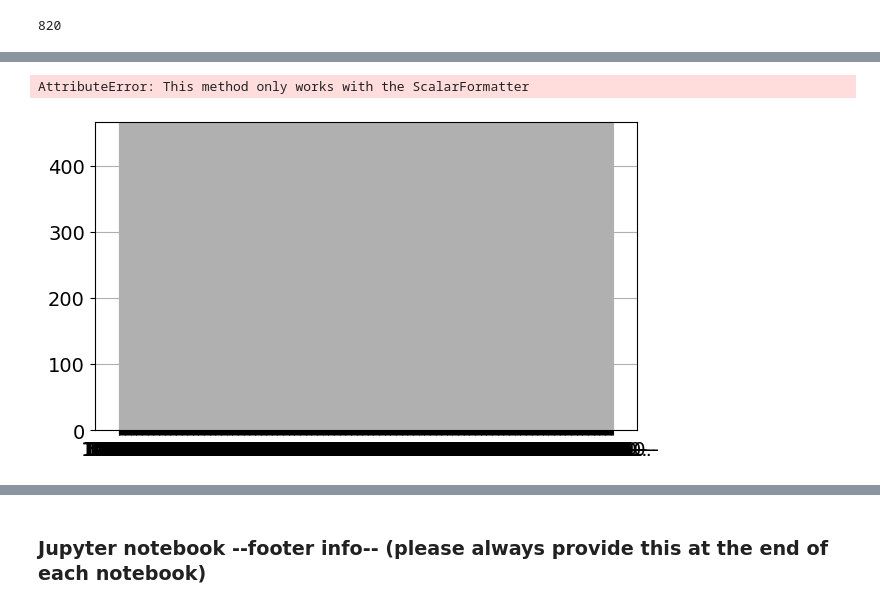
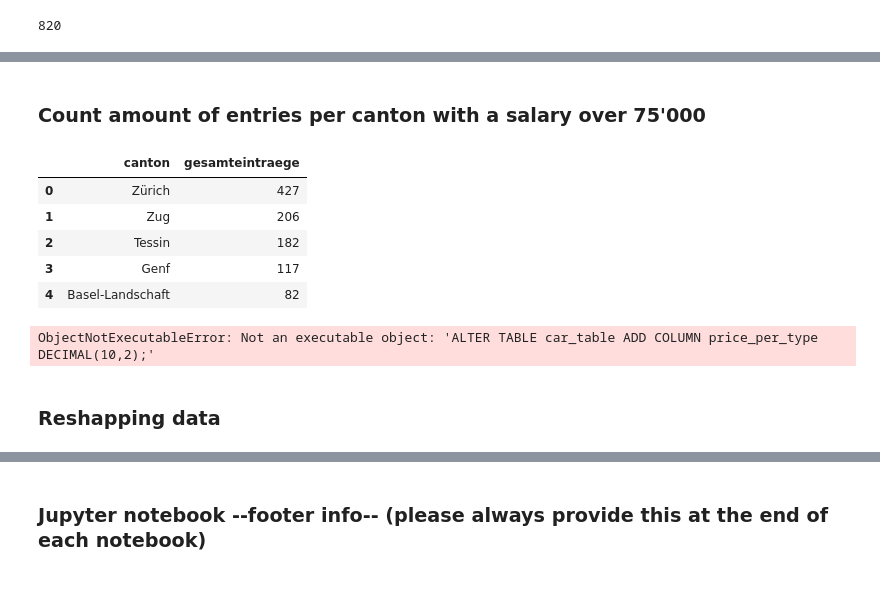
Before and after one commit to Sapdmsql/data_analytics_python_postgres, a Jupyter notebook: jupyter_postgres_db.ipynb, the cells around one changed output, grey strips where cells are left out. Saved outputs shown, nothing was run; the diff lists cells and outputs as text; code cells hidden in the pictures.

```diff
--- a/jupyter_postgres_db.ipynb
+++ b/jupyter_postgres_db.ipynb
@@ -264,28 +267,37 @@ df_sub.head()
-# %%
-# Plot Histogram
-fig = plt.figure( figsize=(7,4))
-plt.xticks(fontsize=14, rotation=0)
-plt.yticks(fontsize=14, rotation=0)
-n, bins, patches = plt.hist(x=df['price'],
-                            bins=20,
-                            color='#5DADE2',
-                            alpha=1.00,
-                            rwidth=0.95
-                   )
-plt.grid(True)
-plt.ticklabel_format(style='plain')
-plt.grid(axis='y', alpha=0.75)
-
-# Set labels
-plt.xlabel('price', fontsize=10, labelpad=10)
-plt.ylabel('Frequency', fontsize=10, labelpad=10)
-plt.title('Histogram of apartment prices', fontsize=12, pad=10)
-
-# Set fontsize of tick labels
-plt.xticks(fontsize = 10)
-plt.yticks(fontsize = 10)
-
-plt.show()
-# %% [output]
-AttributeError: This method only works with the ScalarFormatter
-[figure, removed]
+# %% [markdown]
+### Count amount of entries per canton with a salary over 75'000
+# %%
+df_count = pd.read_sql_query('''SELECT canton, COUNT(*) AS GesamtEintraege
+                            FROM car_table
+                            WHERE mean_taxable_income > 75000
+                            GROUP BY canton
+                            ORDER BY GesamtEintraege DESC;''',
+                            con=engine)
+df_count.head()
+# %% [output]
+|  | canton | gesamteintraege |
+| 0 | Zürich | 427 |
+| 1 | Zug | 206 |
+| 2 | Tessin | 182 |
+| 3 | Genf | 117 |
+| 4 | Basel-Landschaft | 82 |
+# %%
+df_avg_price = pd.read_sql_query('''SELECT brand_type, AVG(CAST(price AS DECIMAL)) AS average_price
+                                FROM car_table
+                                GROUP BY brand_type;
+                                ;''',
+                                con=engine)
+
+# SQL-Statement für das Hinzufügen einer neuen Spalte
+alter_table_sql = '''ALTER TABLE car_table ADD COLUMN price_per_type DECIMAL(10,2);'''
+
+# SQL-Statement für das Aktualisieren der neuen Spalte mit Durchschnittswerten
+update_table_sql = '''UPDATE car_table SET price_per_type = (SELECT AVG(price) FROM car_table AS t2 WHERE car_table.brand_type = t2.brand_type);'''
+
+# Führen Sie die SQL-Abfragen aus
+conn.execute(alter_table_sql)
+conn.execute(update_table_sql)
+# %% [output]
+ObjectNotExecutableError: Not an executable object: 'ALTER TABLE car_table ADD COLUMN price_per_type DECIMAL(10,2);'
+# %% [markdown]
+### Reshapping data
```
Also changed, not shown: parts of 15 cells of this notebook, 1 other file.
